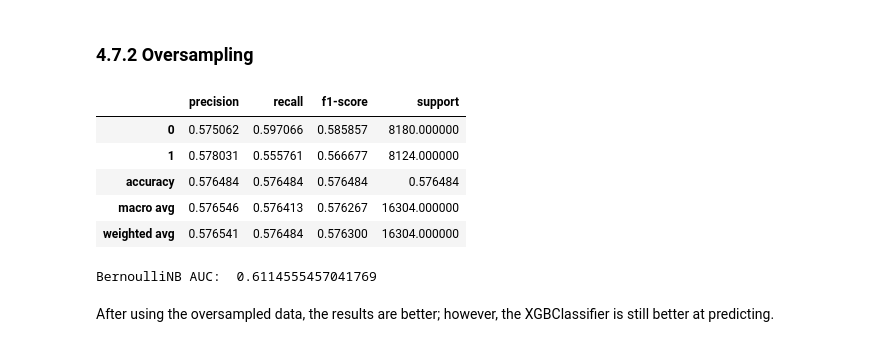
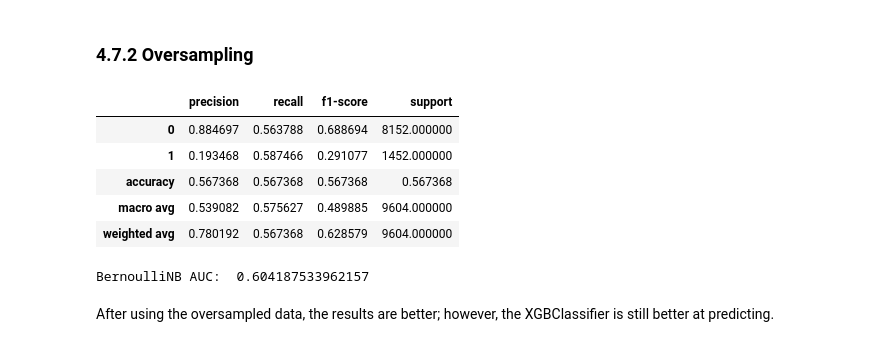
Before and after one commit to issacgomez07/Capstone-2-LendingClub-Defaults, a Jupyter notebook: notebooks/04_modeling.ipynb, the cells around one changed output. Saved outputs shown, nothing was run; the diff lists cells and outputs as text; code cells hidden in the pictures.

```diff
--- a/notebooks/04_modeling.ipynb
+++ b/notebooks/04_modeling.ipynb
@@ -95,7 +95,7 @@ It is evident from the ROC AUC that the models are currently only as good as gue
 # %% [markdown]
 ## 4.6 XGBoost Classifier<a id='4.6_XGBoost_Classifier'></a>
 # %%
-X = df_encoded.drop(columns=['earliest_cr_line','repay_fail'])
+X = df_encoded.drop(columns=['addr_state','earliest_cr_line','repay_fail'])
 y = df_encoded.repay_fail
 
 X_train, X_test, y_train, y_test = train_test_split(X, y, test_size=0.25, random_state=42, stratify=y)
@@ -173,12 +173,12 @@ Name: repay_fail, dtype: int64
 # %% [markdown]
 Now there are an equal amount of both classes.
 # %%
-X_o = df_upsampled.drop(columns=['earliest_cr_line','repay_fail'])
+X_o = df_upsampled.drop(columns=['addr_state','earliest_cr_line','repay_fail'])
 y_o = df_upsampled.repay_fail
 # %% [markdown]
 The data gets split once again into the features we will use to train the model and the feature we want to predict. A suffix `_o` is added to represent 'oversampled' data.
 # %%
-X_train_o, X_test_o, y_train_o, y_test_o = train_test_split(X_over, y_over, test_size=0.25, random_state=42)
+X_train_o, X_test_o, y_train_o, y_test_o = train_test_split(X_o, y_o, test_size=0.25, random_state=42)
 # %% [markdown]
 This time over we will not have to stratify since there are an equal amount of both classes.
 # %%
@@ -304,27 +304,27 @@ Next we test the BernoulliNB model. The classification report portrays the model
 # %%
 # Initialize the model
 bnb_model_o = BernoulliNB()
 
 # Fit the model to training data
 bnb_model_o.fit(X_train_o, y_train_o)
 
 # Predict on test data
-bnb_pred_o = bnb_model_over.predict(X_test)
+bnb_pred_o = bnb_model_o.predict(X_test)
 
 # Get prediction probabilities
-bnb_probs_o = bnb_model_over.predict_proba(X_test)[:,1]
+bnb_probs_o = bnb_model_o.predict_proba(X_test)[:,1]
 
 # Evaluate predictions
 display(pd.DataFrame(classification_report(y_test, bnb_pred_o,output_dict=True)).T)
 print("BernoulliNB AUC: ", roc_auc_score(y_test, bnb_probs_o))
 # %% [output]
 |  | precision | recall | f1-score | support |
-| 0 | 0.575062 | 0.597066 | 0.585857 | 8180.000000 |
-| 1 | 0.578031 | 0.555761 | 0.566677 | 8124.000000 |
-| accuracy | 0.576484 | 0.576484 | 0.576484 | 0.576484 |
-| macro avg | 0.576546 | 0.576413 | 0.576267 | 16304.000000 |
-| weighted avg | 0.576541 | 0.576484 | 0.576300 | 16304.000000 |
+| 0 | 0.884697 | 0.563788 | 0.688694 | 8152.000000 |
+| 1 | 0.193468 | 0.587466 | 0.291077 | 1452.000000 |
+| accuracy | 0.567368 | 0.567368 | 0.567368 | 0.567368 |
+| macro avg | 0.539082 | 0.575627 | 0.489885 | 9604.000000 |
+| weighted avg | 0.780192 | 0.567368 | 0.628579 | 9604.000000 |
-BernoulliNB AUC:  0.6114555457041769
+BernoulliNB AUC:  0.604187533962157
 # %% [markdown]
 After using the oversampled data, the results are better; however, the XGBClassifier is still better at predicting.
 # %% [markdown]
```
Also changed, not shown: parts of 72 cells of this notebook, 7 other files.
